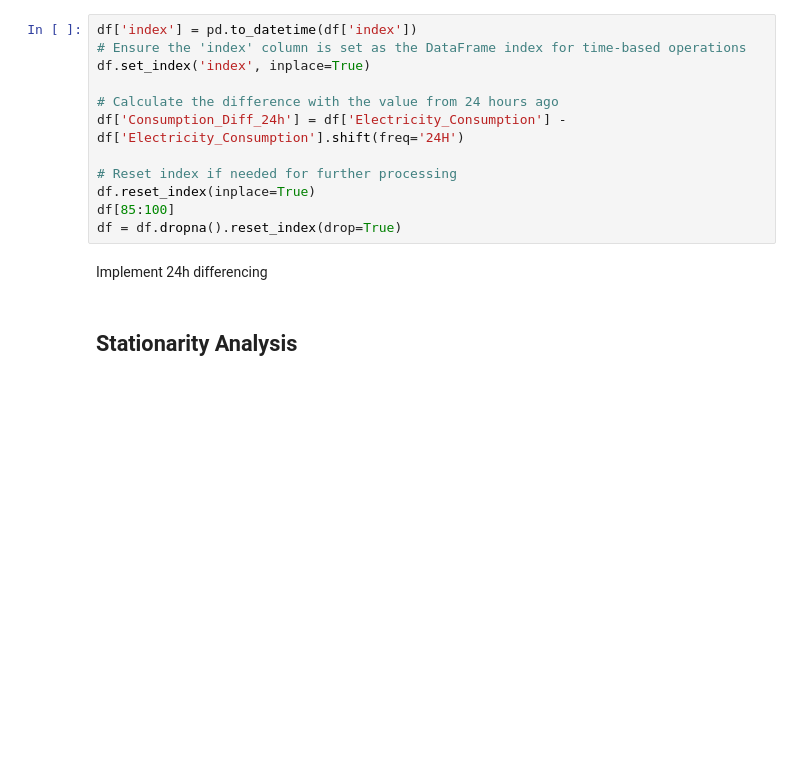
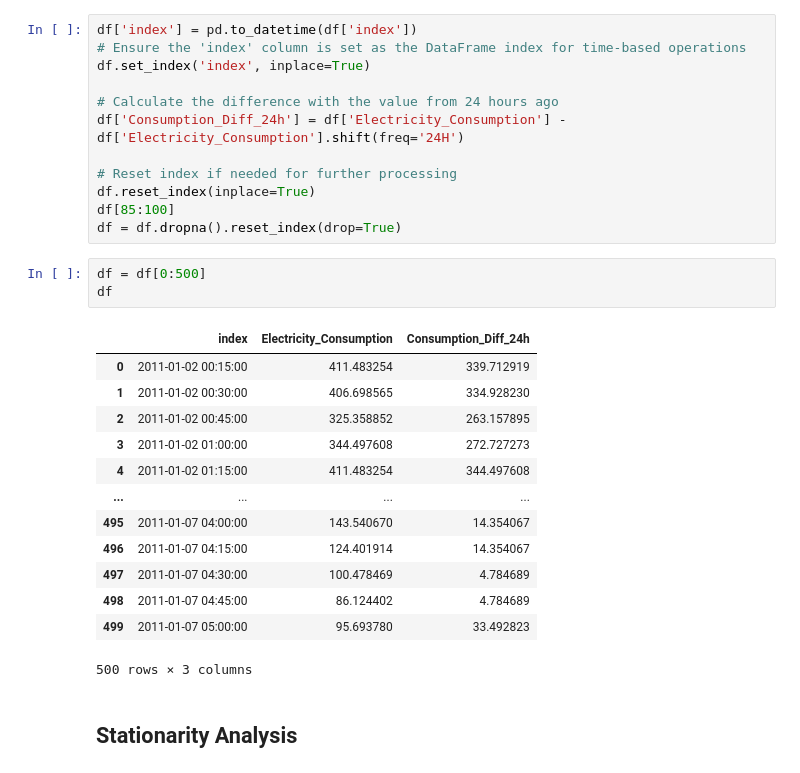
Before and after one commit to ThreadAgain/ml-assignment-3, a Jupyter notebook: notebooks/electricity.ipynb, the cells around one changed output. Saved outputs shown, nothing was run; the diff lists cells and outputs as text; blank space fills up the shorter version.

```diff
--- a/notebooks/electricity.ipynb
+++ b/notebooks/electricity.ipynb
@@ -22,8 +24,23 @@ df['Consumption_Diff_24h'] = df['Electricity_Consumption'] - df['Electricity_Con
 df.reset_index(inplace=True)
 df[85:100]
 df = df.dropna().reset_index(drop=True)
-# %% [markdown]
-Implement 24h differencing
+# %%
+df = df[0:500]
+df
+# %% [output]
+|  | index | Electricity_Consumption | Consumption_Diff_24h |
+| 0 | 2011-01-02 00:15:00 | 411.483254 | 339.712919 |
+| 1 | 2011-01-02 00:30:00 | 406.698565 | 334.928230 |
+| 2 | 2011-01-02 00:45:00 | 325.358852 | 263.157895 |
+| 3 | 2011-01-02 01:00:00 | 344.497608 | 272.727273 |
+| 4 | 2011-01-02 01:15:00 | 411.483254 | 344.497608 |
+| ... | ... | ... | ... |
+| 495 | 2011-01-07 04:00:00 | 143.540670 | 14.354067 |
+| 496 | 2011-01-07 04:15:00 | 124.401914 | 14.354067 |
+| 497 | 2011-01-07 04:30:00 | 100.478469 | 4.784689 |
+| 498 | 2011-01-07 04:45:00 | 86.124402 | 4.784689 |
+| 499 | 2011-01-07 05:00:00 | 95.693780 | 33.492823 |
+500 rows × 3 columns
 # %% [markdown]
 ## Stationarity Analysis
 # %%
```
Also changed, not shown: parts of 24 cells of this notebook, 7 other files.
